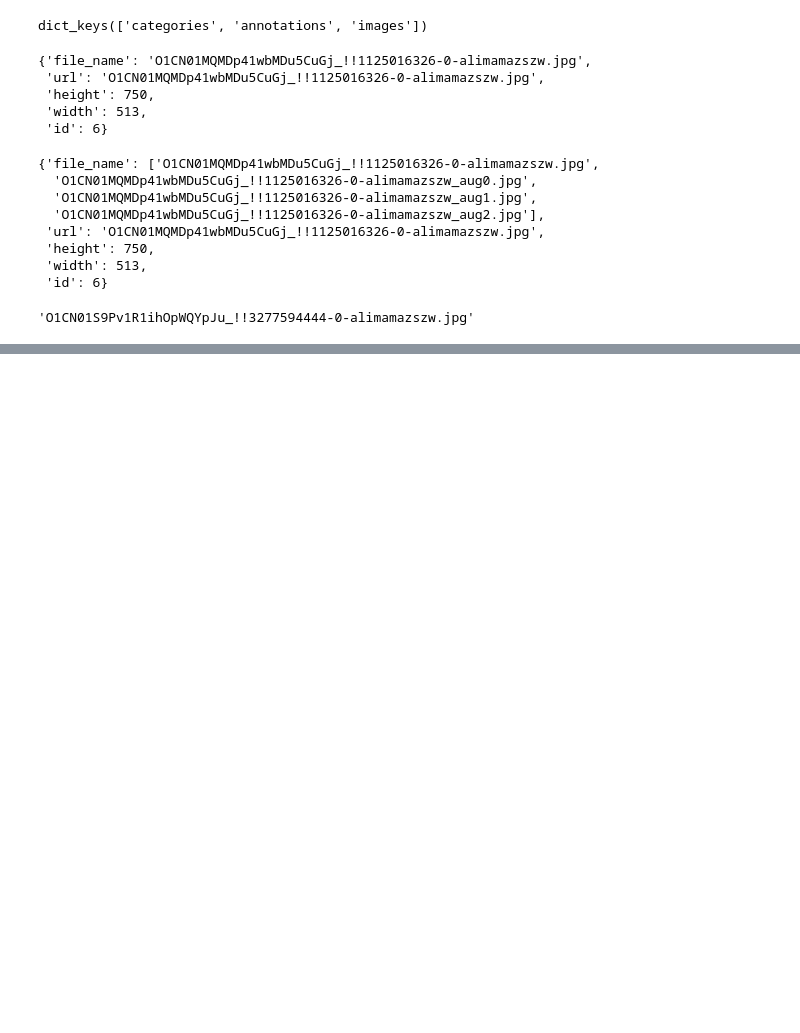
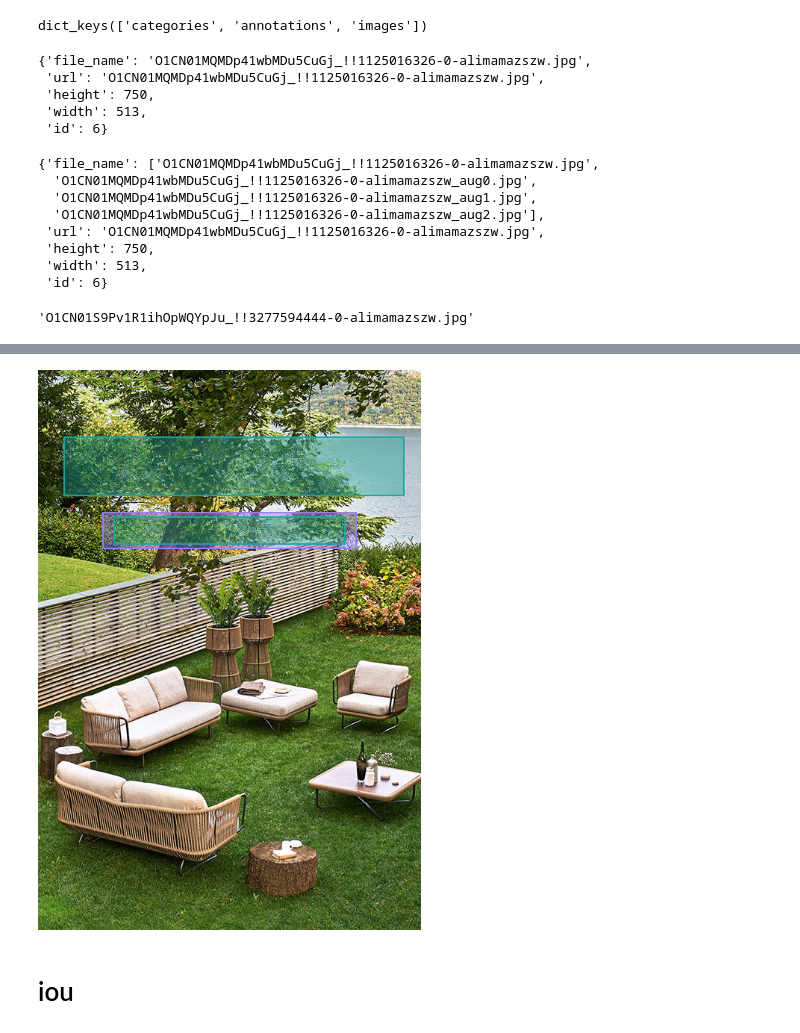
Before and after one commit to jaepoong/PosterNUWA, a Jupyter notebook: test2.ipynb, the cells around one changed output, grey strips where cells are left out. Saved outputs shown, nothing was run; the diff lists cells and outputs as text; code cells hidden in the pictures; blank space fills up the shorter version.

Commit message:
paper_submission

```diff
--- a/test2.ipynb
+++ b/test2.ipynb
@@ -776,0 +1037,61 @@ train['images'][11],train['categories']
+# %%
+import json
+from PIL import Image, ImageDraw
+import os
+import numpy as np
+
+DATASET_COLOR = {
+    1: '#929F29', #"#FF0000",       # 빨 , logo
+    2: '#1FA39A', #"#FFA500",       # 주 , text
+    3: '#987FF2', #"#FFFF00",       # 노 , underlay
+    4: '#F56881', #"#008000"        # 초 , emblishment
+    5: "#0000FF"        # 파
+}
+
+box_gt ="log_dir/train_stage2_with_augment_dino_codellama_text/generated_sample/12/box_gt.json"
+clses_gt = "log_dir/train_stage2_with_augment_dino_codellama_text/generated_sample/12/clses_gt.json"
+text_order = "log_dir/train_stage2_with_augment_dino_codellama_text/generated_sample/12/text_order.json"
+
+
+with open(box_gt,"r") as f:
+    box = json.load(f)
+with open(clses_gt,"r") as f:
+    cls = json.load(f)
+
+with open(text_order,"r") as f:
+    order = json.load(f)
+
+img_dir = "data/cgl_dataset/cgl_inpainting_all"
+output_file = f"log_dir/Paper_samples/Real_data"
+os.makedirs(os.path.join(output_file,"generated_sample"),exist_ok=True)
+
+save_img= True
+for index in range(len(box)):
+    boxes = box[index]
+    clses = cls[index]
+    img_path = order[index]
+
+    drawbbox = boxes
+    if save_img:
+        img = Image.open(os.path.join(img_dir,img_path))
+        drawn_outline = img.copy()
+        drawn_fill = img.copy()
+        draw_ol = ImageDraw.ImageDraw(drawn_outline)
+        draw_f = ImageDraw.ImageDraw(drawn_fill)
+
+        for b,l in zip(drawbbox,clses):
+            draw_ol.rectangle([b[0],b[1],b[2],b[3]], outline=DATASET_COLOR[l], width=2)
+        for b,l in zip(drawbbox,clses):
+            draw_f.rectangle([b[0],b[1],b[2],b[3]], fill=DATASET_COLOR[l])
+
+        drawn_outline = drawn_outline.convert("RGBA")
+        drawn_fill = drawn_fill.convert("RGBA")
+        drawn_fill.putalpha(int(256 * 0.4))
+        img = Image.alpha_composite(drawn_outline, drawn_fill)
+        img.save(os.path.join(output_file,img_path.replace("jpg","png")))
+
+display(img)
+# %% [output]
+[figure, added]
+# %% [markdown]
+# iou
```
Also changed, not shown: parts of 27 cells of this notebook, 50 other files.
